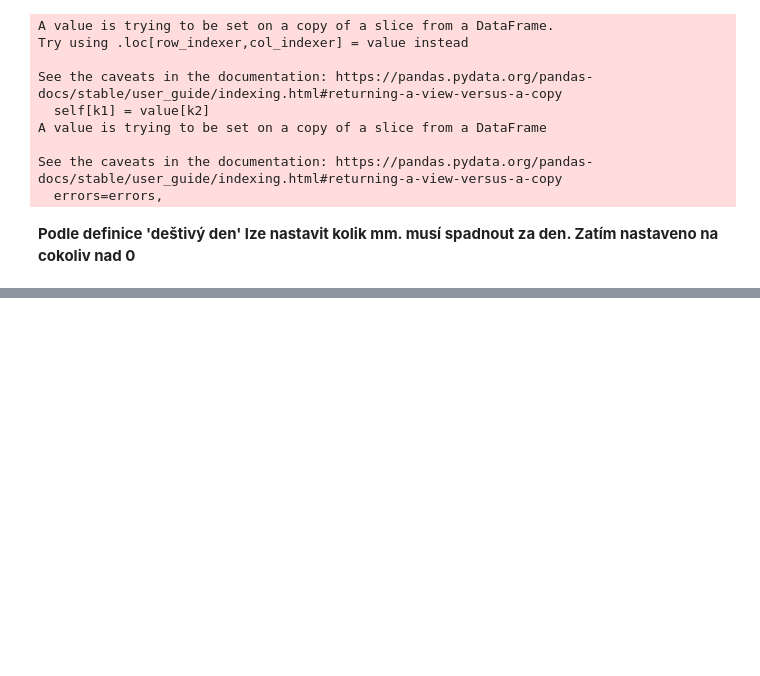
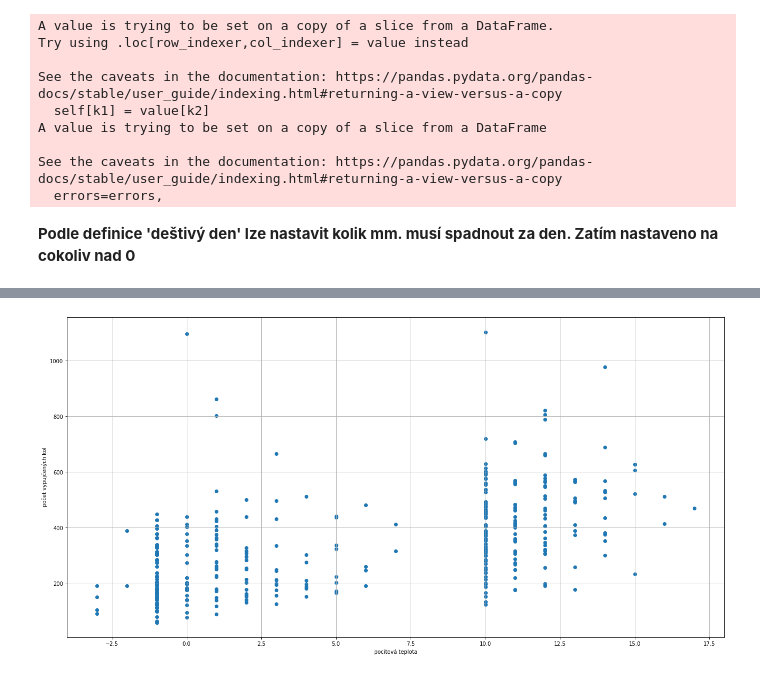
Before and after one commit to Aldarion96/Engeto_Python_project, a Jupyter notebook: Python_projekt.ipynb, the cells around one changed output, grey strips where cells are left out. Drawn from its saved outputs; the diff is of its cells as text; code cells hidden in the pictures; blank space fills up the shorter version.

```diff
--- a/Python_projekt.ipynb
+++ b/Python_projekt.ipynb
@@ -580,0 +571,11 @@ plt.show()
+# %%
+df2 = df
+
+df2[['temp','c']] = weather_df['feels'].str.split(' ', 1, expand=True)
+df2 = df2[['date','temp']]
+df2.set_index(df.date,inplace=True)
+df2.drop(columns='date',inplace=True)
+fell_temp =df2.groupby('date').min('temp')
+fell_temp = fell_temp.astype({'temp': 'int'})
+
+fell_temp = fell_temp
@@ -580,0 +593,10 @@ plt.show()
+# %%
+fig, ax = plt.subplots(figsize=(22,11))
+ax.scatter(fell_temp['temp'],count_df['count'])
+ax.set_xlabel('pocitová teplota')
+ax.set_ylabel(' počet vypujčených kol')
+#ax.set_xlim(-2,10)
+ax.grid()
+plt.show()
+# %% [output]
+[figure, added]
```
Also changed, not shown: parts of 9 cells of this notebook.
